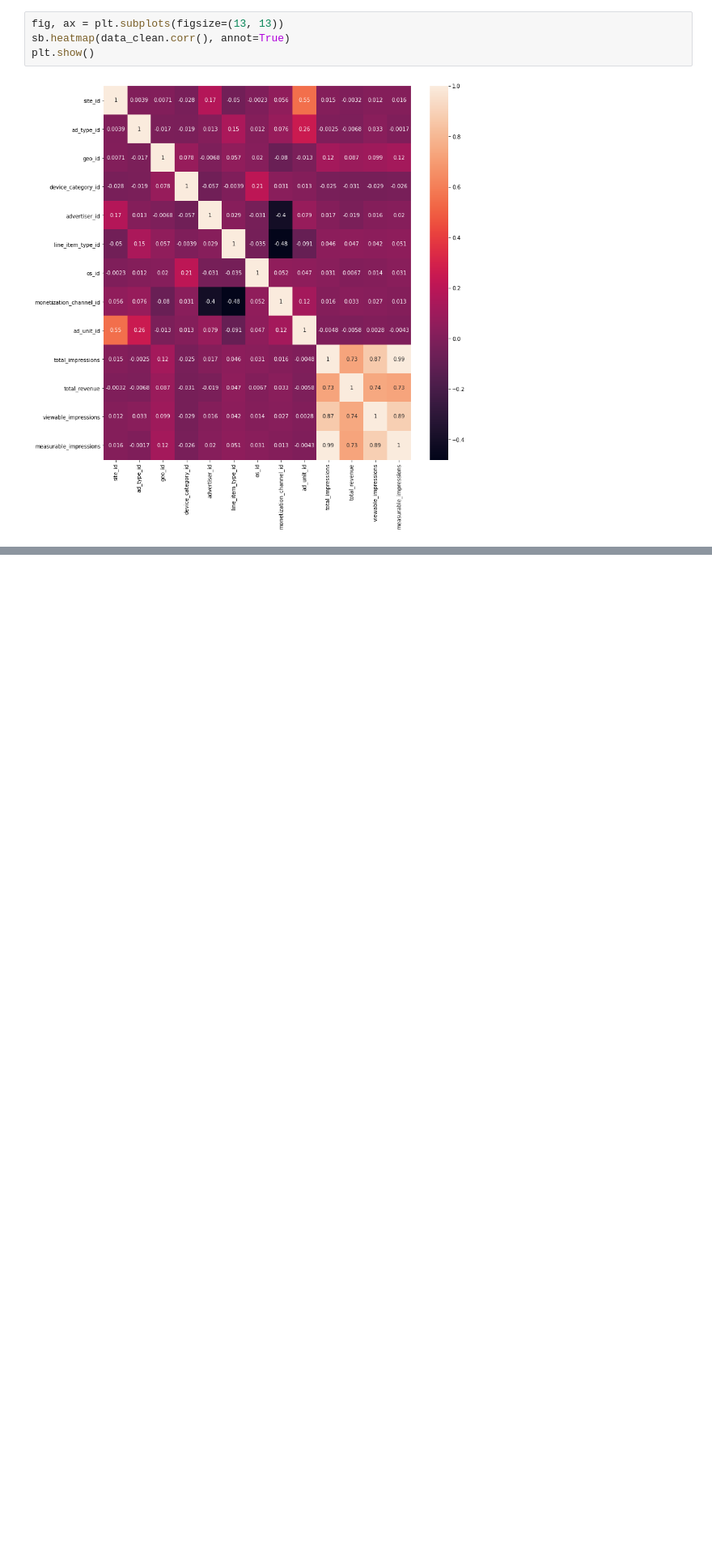
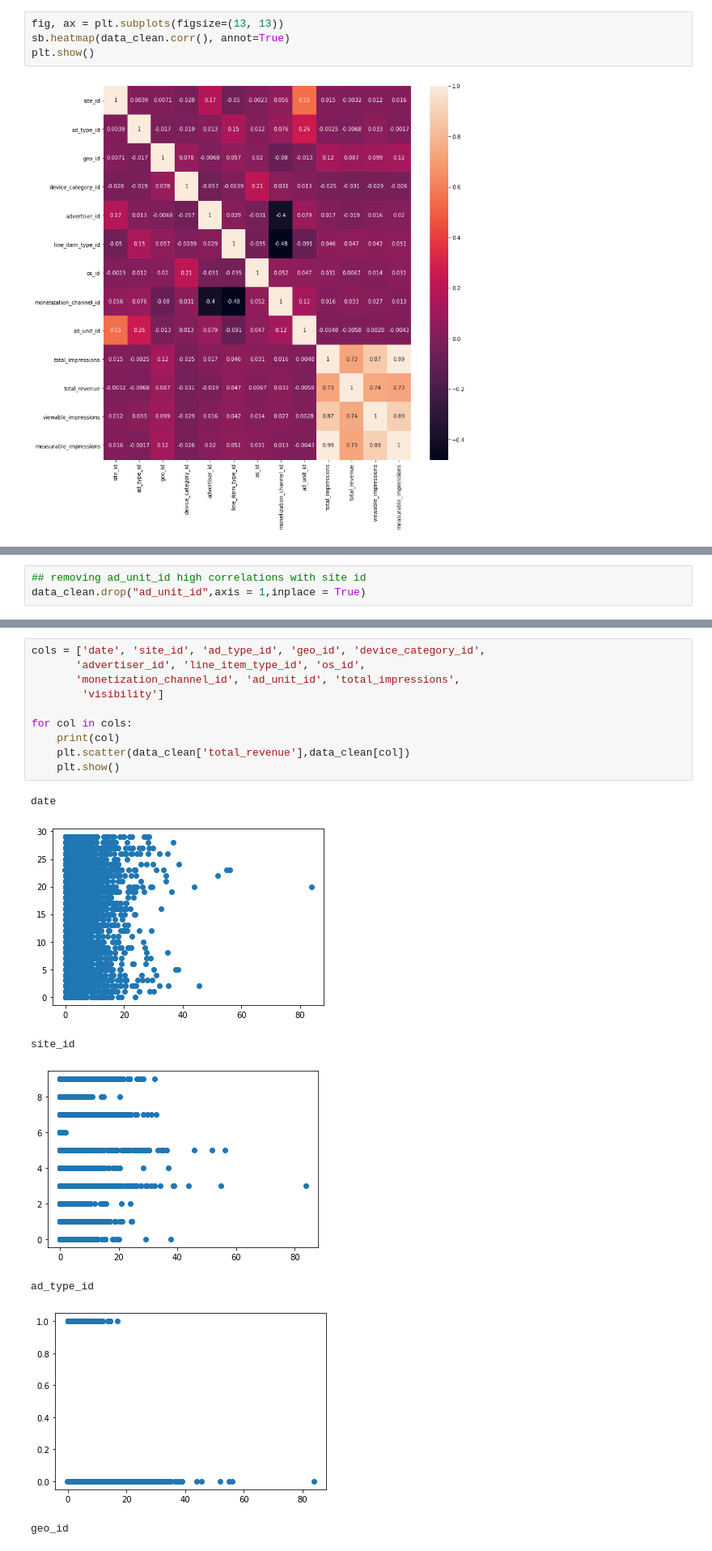
Before and after one commit to apurvasijaria/digital_ad_bidding_revenue, a Jupyter notebook: codes/data_exploration.ipynb, the cells around one changed output, grey strips where cells are left out. Shown at 81% size. Saved outputs shown, nothing was run; the diff lists cells and outputs as text; blank space fills up the shorter version.

```diff
--- a/codes/data_exploration.ipynb
+++ b/codes/data_exploration.ipynb
@@ -251,0 +316,3 @@ Name: date, dtype: int64
+# %%
+## removing ad_unit_id high correlations with site id
+data_clean.drop("ad_unit_id",axis = 1,inplace = True)
@@ -251,0 +343,18 @@ Name: date, dtype: int64
+# %%
+cols = ['date', 'site_id', 'ad_type_id', 'geo_id', 'device_category_id',
+       'advertiser_id', 'line_item_type_id', 'os_id',
+       'monetization_channel_id', 'ad_unit_id', 'total_impressions',
+        'visibility']
+
+for col in cols:
+    print(col)
+    plt.scatter(data_clean['total_revenue'],data_clean[col])
+    plt.show()
+# %% [output]
+date
+[figure, added]
+site_id
+[figure, added]
+ad_type_id
+[figure, added]
+geo_id
```
Also changed, not shown: parts of 18 cells of this notebook, 6 other files.
